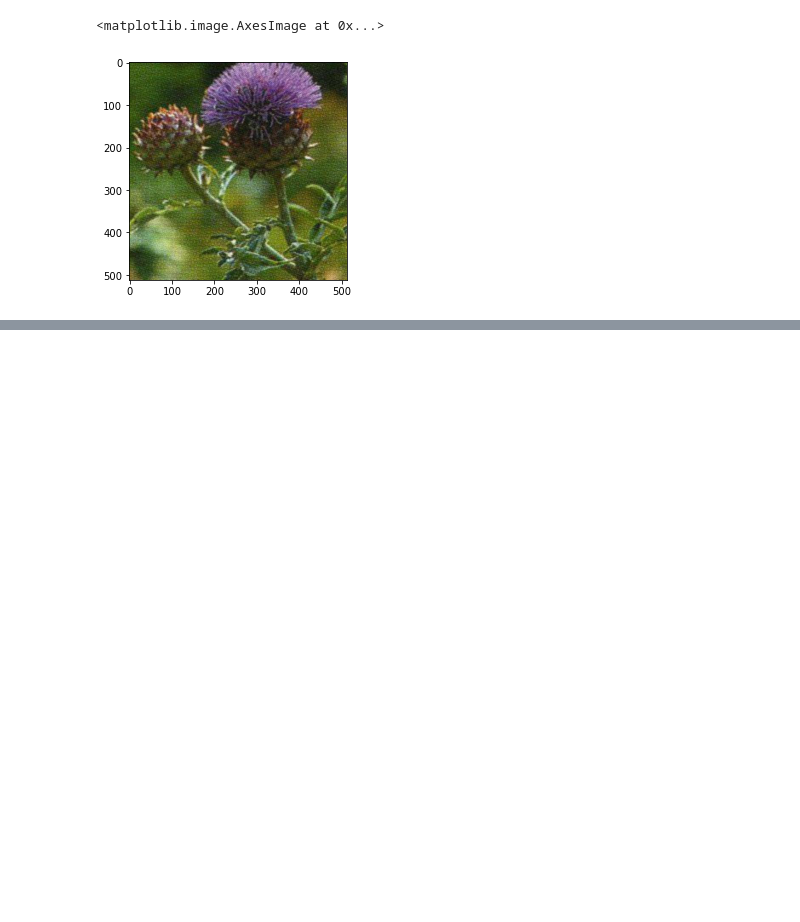
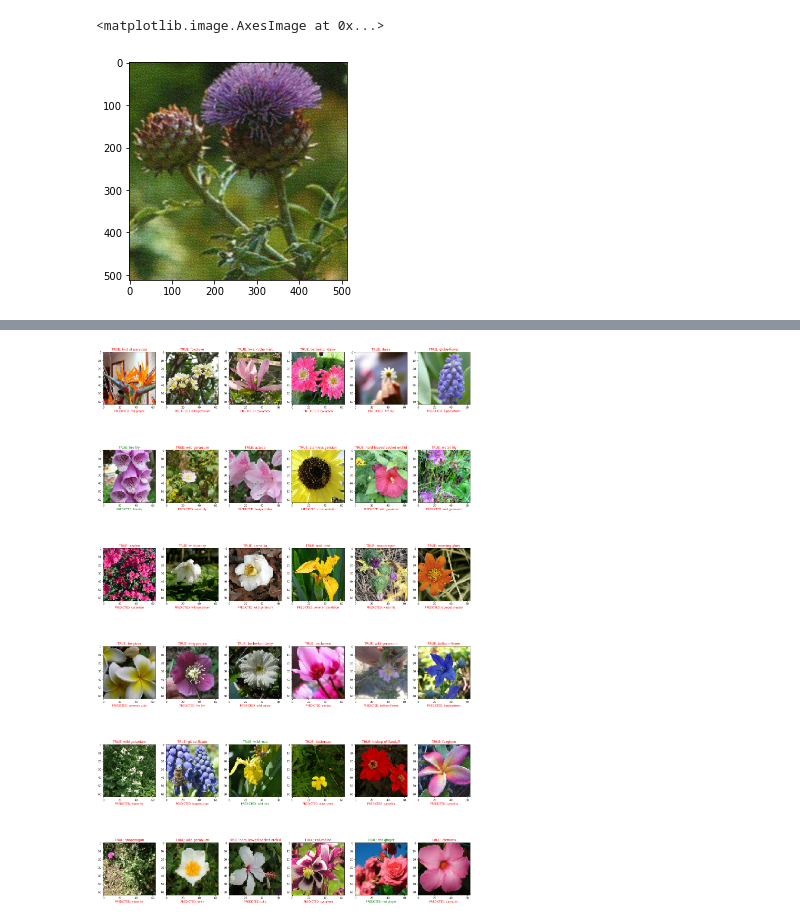
Before and after one commit to MathysLioson/Projet_IA, a Jupyter notebook: Code/flowerTestHugo.ipynb, the cells around one changed output, grey strips where cells are left out. Cells and saved outputs as stored; diff of their text form; code cells hidden in the pictures; blank space fills up the shorter version.

Commit message:
Modele hugo

```diff
--- a/Code/flowerTestHugo.ipynb
+++ b/Code/flowerTestHugo.ipynb
@@ -54,0 +63,13 @@ img=plt.imshow(X_train[0])
+# %%
+model = tf.keras.Sequential()
+model.add(Conv2D(32, (5, 5), activation='relu', input_shape=(64,64,3)))
+model.add(MaxPooling2D(pool_size=(2, 2)))
+model.add(Conv2D(64, (5, 5), activation='relu'))
+model.add(MaxPooling2D(pool_size=(2, 2)))
+model.add(Flatten())
+model.add(Dense(64, activation='relu'))
+model.add(Dense(106,  activation='softmax'))
+# %%
+model.compile(loss='categorical_crossentropy', optimizer='adam',metrics=['accuracy'])
+# %%
+truc=model.fit(X_train,y_train,batch_size=32,epochs=3,validation_split=0.3)
@@ -54,0 +83,17 @@ img=plt.imshow(X_train[0])
+# %%
+categories = np.sort(os.listdir(FlowerPath))
+fig, ax = plt.subplots(6,6, figsize=(25, 40))
+
+for i in range(6):
+    for j in range(6):
+        k = int(np.random.random_sample() * len(X_test))
+        if(categories[np.argmax(y_test[k])] == categories[np.argmax(model.predict(X_test)[k])]):
+            ax[i,j].set_title("TRUE: " + categories[np.argmax(y_test[k])], color='green')
+            ax[i,j].set_xlabel("PREDICTED: " + categories[np.argmax(model.predict(X_test)[k])], color='green')
+            ax[i,j].imshow(np.array(X_test)[k].reshape(64, 64, 3), cmap='gray')
+        else:
+            ax[i,j].set_title("TRUE: " + categories[np.argmax(y_test[k])], color='red')
+            ax[i,j].set_xlabel("PREDICTED: " + categories[np.argmax(model.predict(X_test)[k])], color='red')
+            ax[i,j].imshow(np.array(X_test)[k].reshape(64, 64, 3), cmap='gray')
+# %% [output]
+[figure, added]
```
Also changed, not shown: parts of 4 cells of this notebook.
